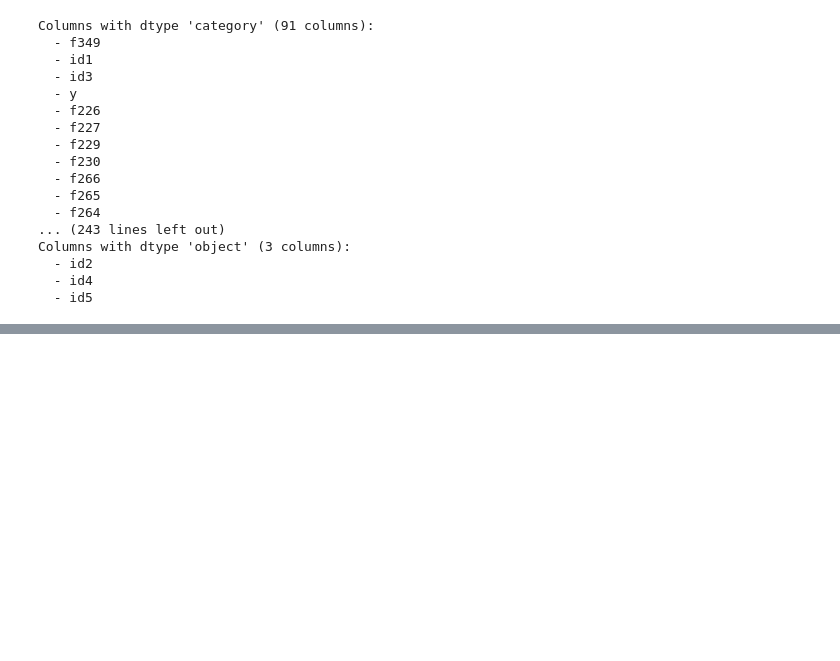
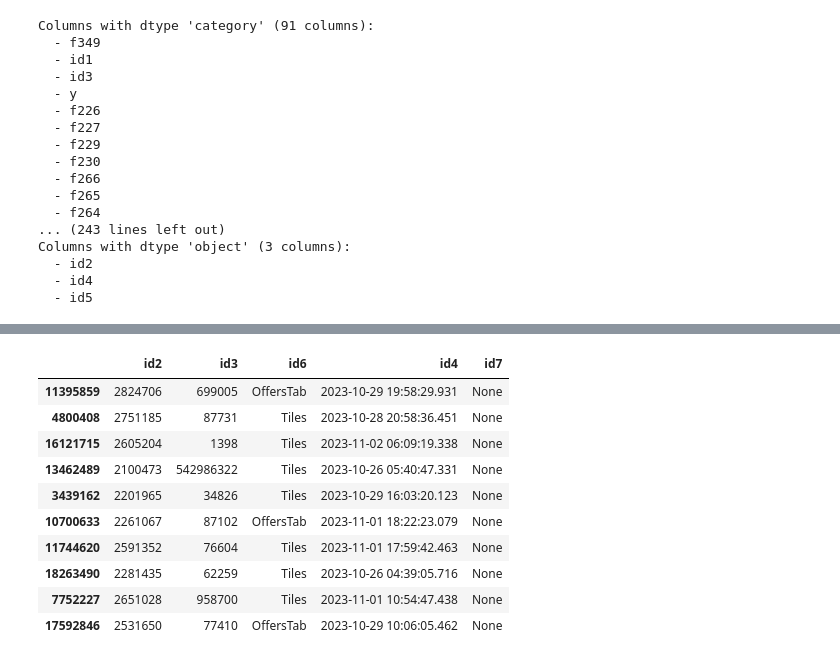
Before and after one commit to arpitkumar2004/AmEx-25, a Jupyter notebook: a.ipynb, the cells around one changed output, grey strips where cells are left out. Drawn from its saved outputs; the diff is of its cells as text; code cells hidden in the pictures; blank space fills up the shorter version.

```diff
--- a/a.ipynb
+++ b/a.ipynb
@@ -319,3 +376,5 @@ df_imputed_all.isnull().sum().sort_values(ascending=False)[:90]
 #     plot_correlation_heatmap(df_imputed_all, title='Correlation Heatmap of Imputed DataFrame')
 
 # plot_correlation_heatmap(df_imputed_all, title='Correlation Heatmap of Imputed DataFrame')
+# %%
+event_df = pd.read_parquet("/content/drive/MyDrive/AmEx/data/add_event.parquet")
@@ -321,0 +385,14 @@ df_imputed_all.isnull().sum().sort_values(ascending=False)[:90]
+# %%
+event_df.sample(10)
+# %% [output]
+|  | id2 | id3 | id6 | id4 | id7 |
+| 11395859 | 2824706 | 699005 | OffersTab | 2023-10-29 19:58:29.931 | None |
+| 4800408 | 2751185 | 87731 | Tiles | 2023-10-28 20:58:36.451 | None |
+| 16121715 | 2605204 | 1398 | Tiles | 2023-11-02 06:09:19.338 | None |
+| 13462489 | 2100473 | 542986322 | Tiles | 2023-10-26 05:40:47.331 | None |
+| 3439162 | 2201965 | 34826 | Tiles | 2023-10-29 16:03:20.123 | None |
+| 10700633 | 2261067 | 87102 | OffersTab | 2023-11-01 18:22:23.079 | None |
+| 11744620 | 2591352 | 76604 | Tiles | 2023-11-01 17:59:42.463 | None |
+| 18263490 | 2281435 | 62259 | Tiles | 2023-10-26 04:39:05.716 | None |
+| 7752227 | 2651028 | 958700 | Tiles | 2023-11-01 10:54:47.438 | None |
+| 17592846 | 2531650 | 77410 | OffersTab | 2023-10-29 10:06:05.462 | None |
```
Also changed, not shown: parts of 32 cells of this notebook.
